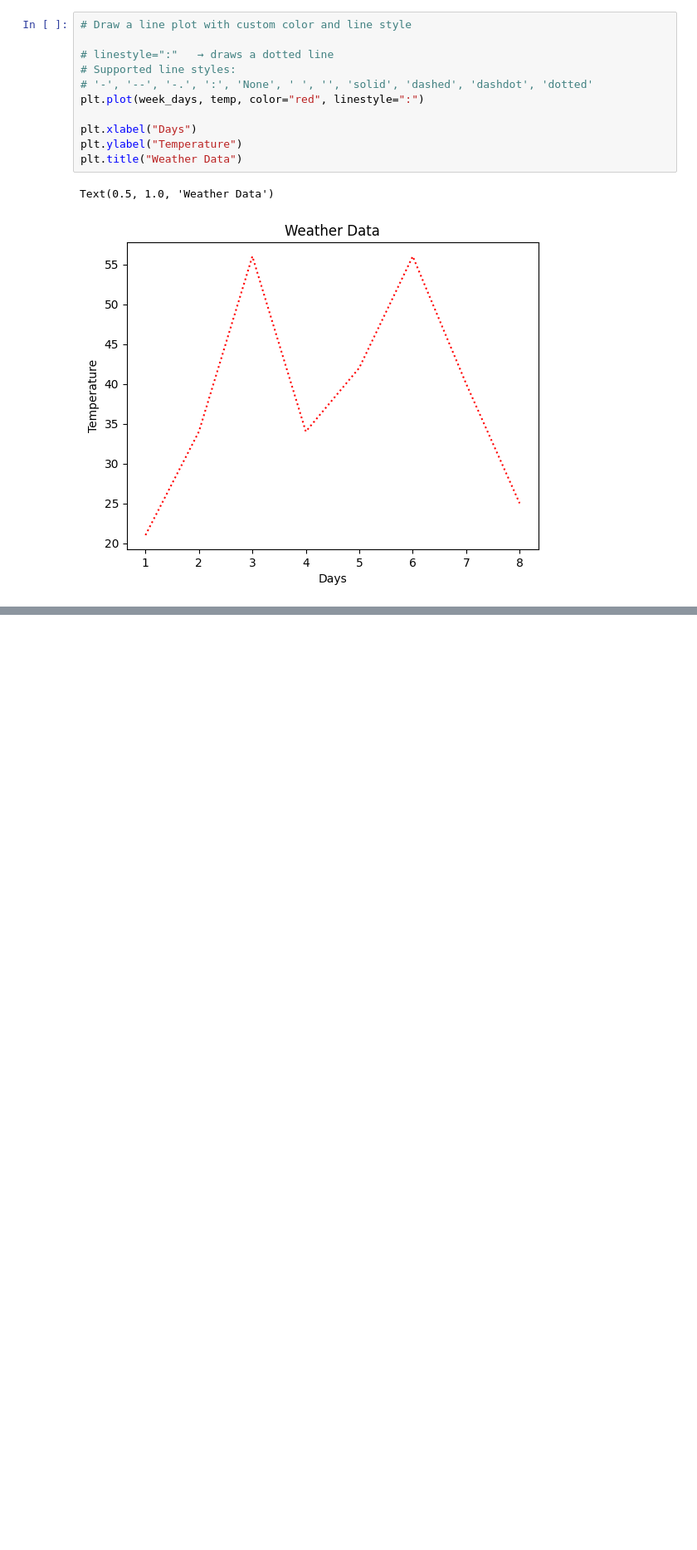
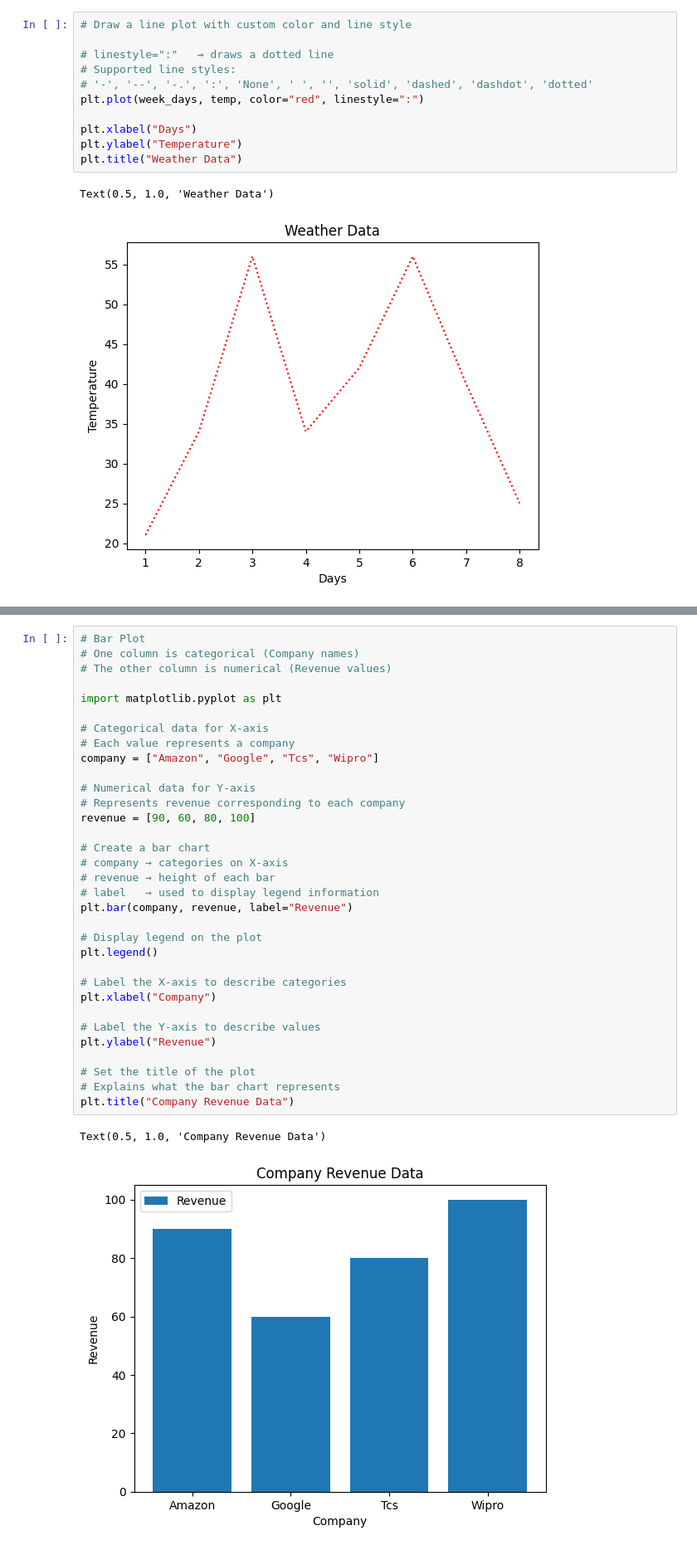
Before and after one commit to MuraliAirody/PyAi_Foundation, a Jupyter notebook: Matplotlib/1_matplotlib.ipynb, the cells around one changed output, grey strips where cells are left out. Shown at 83% size. Cells and saved outputs as stored; diff of their text form; blank space fills up the shorter version.

```diff
--- a/Matplotlib/1_matplotlib.ipynb
+++ b/Matplotlib/1_matplotlib.ipynb
@@ -63,0 +104,36 @@ Text(0.5, 1.0, 'Weather Data')
+# %%
+# Bar Plot
+# One column is categorical (Company names)
+# The other column is numerical (Revenue values)
+
+import matplotlib.pyplot as plt
+
+# Categorical data for X-axis
+# Each value represents a company
+company = ["Amazon", "Google", "Tcs", "Wipro"]
+
+# Numerical data for Y-axis
+# Represents revenue corresponding to each company
+revenue = [90, 60, 80, 100]
+
+# Create a bar chart
+# company → categories on X-axis
+# revenue → height of each bar
+# label   → used to display legend information
+plt.bar(company, revenue, label="Revenue")
+
+# Display legend on the plot
+plt.legend()
+
+# Label the X-axis to describe categories
+plt.xlabel("Company")
+
+# Label the Y-axis to describe values
+plt.ylabel("Revenue")
+
+# Set the title of the plot
+# Explains what the bar chart represents
+plt.title("Company Revenue Data")
+# %% [output]
+Text(0.5, 1.0, 'Company Revenue Data')
+[figure, added]
```
Also changed, not shown: parts of 1 cell of this notebook.
